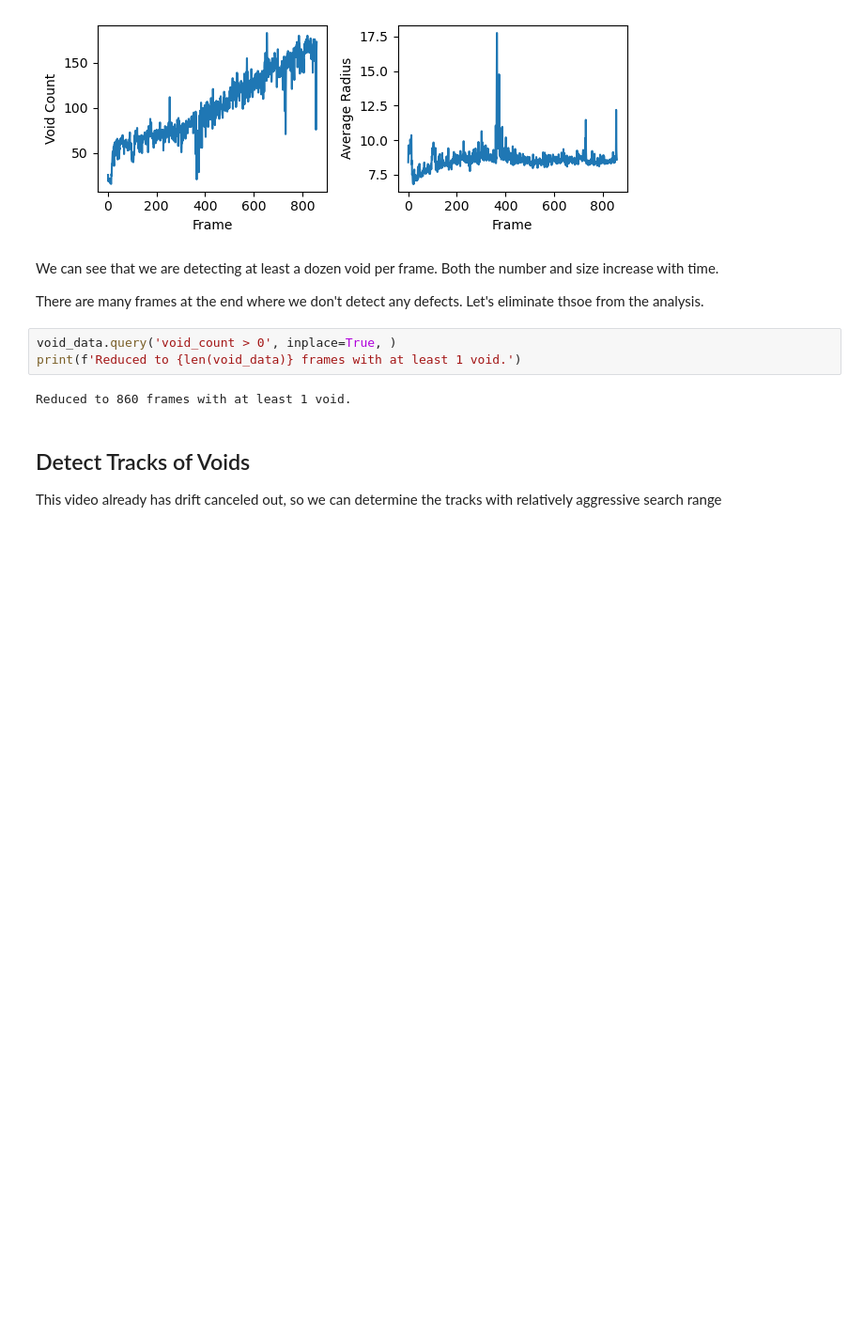
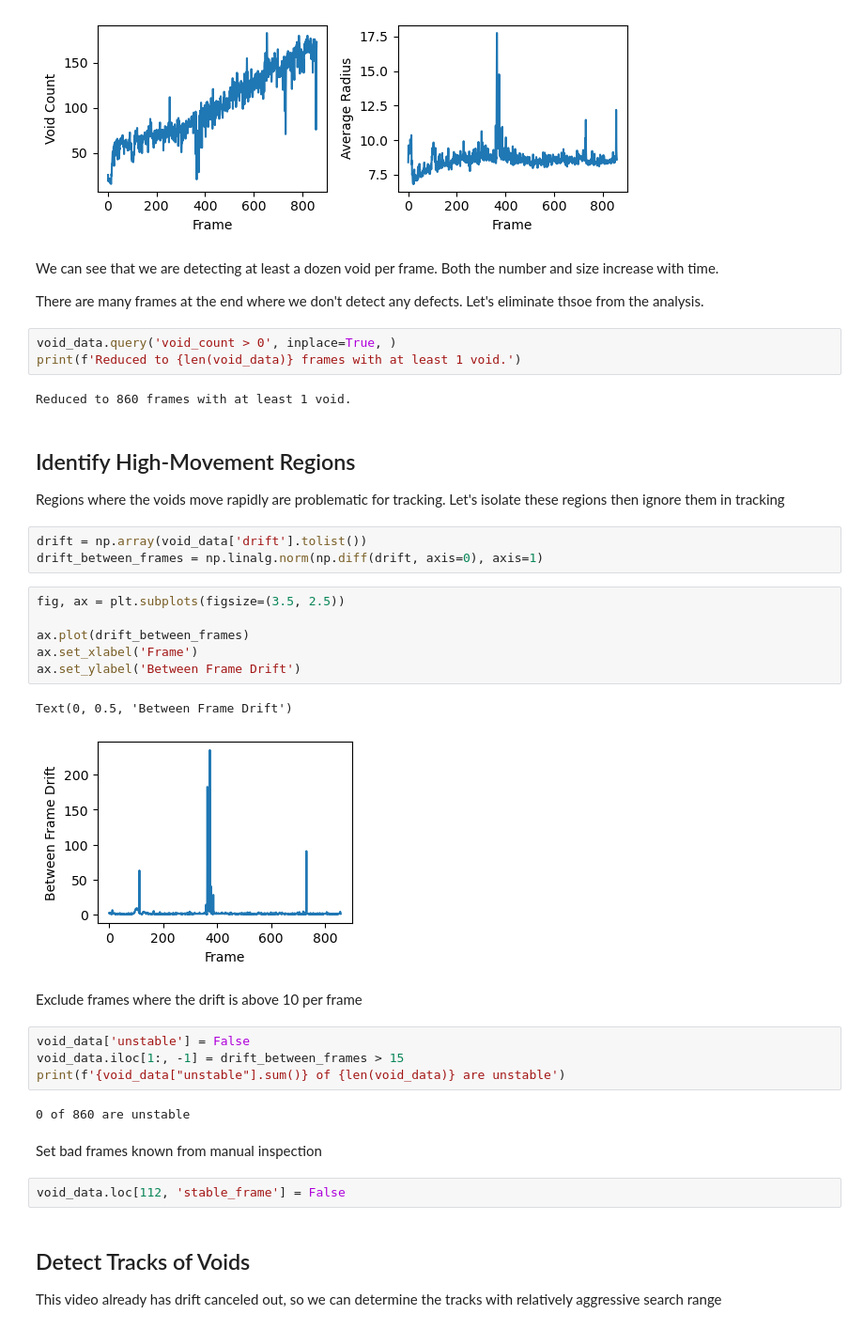
Before and after one commit to globus-labs/real-time-defect-analysis, a Jupyter notebook: notebooks/visualize-tracking/1_track-voids.ipynb, the cells around one changed output. Shown: that part at 94% size. Saved outputs shown, nothing was run; the diff lists cells and outputs as text; blank space fills up the shorter version.

```diff
--- a/notebooks/visualize-tracking/1_track-voids.ipynb
+++ b/notebooks/visualize-tracking/1_track-voids.ipynb
@@ -56,6 +56,33 @@ void_data.query('void_count > 0', inplace=True, )
 print(f'Reduced to {len(void_data)} frames with at least 1 void.')
 # %% [output]
 Reduced to 860 frames with at least 1 void.
+# %% [markdown]
+## Identify High-Movement Regions
+Regions where the voids move rapidly are problematic for tracking. Let's isolate these regions then ignore them in tracking
+# %%
+drift = np.array(void_data['drift'].tolist())
+drift_between_frames = np.linalg.norm(np.diff(drift, axis=0), axis=1)
+# %%
+fig, ax = plt.subplots(figsize=(3.5, 2.5))
+
+ax.plot(drift_between_frames)
+ax.set_xlabel('Frame')
+ax.set_ylabel('Between Frame Drift')
+# %% [output]
+Text(0, 0.5, 'Between Frame Drift')
+[figure, added]
+# %% [markdown]
+Exclude frames where the drift is above 10 per frame
+# %%
+void_data['unstable'] = False
+void_data.iloc[1:, -1] = drift_between_frames > 15
+print(f'{void_data["unstable"].sum()} of {len(void_data)} are unstable')
+# %% [output]
+0 of 860 are unstable
+# %% [markdown]
+Set bad frames known from manual inspection
+# %%
+void_data.loc[112, 'stable_frame'] = False
 # %% [markdown]
 ## Detect Tracks of Voids
 This video already has drift canceled out, so we can determine the tracks with  relatively aggressive search range
```
Also changed, not shown: parts of 3 cells of this notebook, 5 other files.
